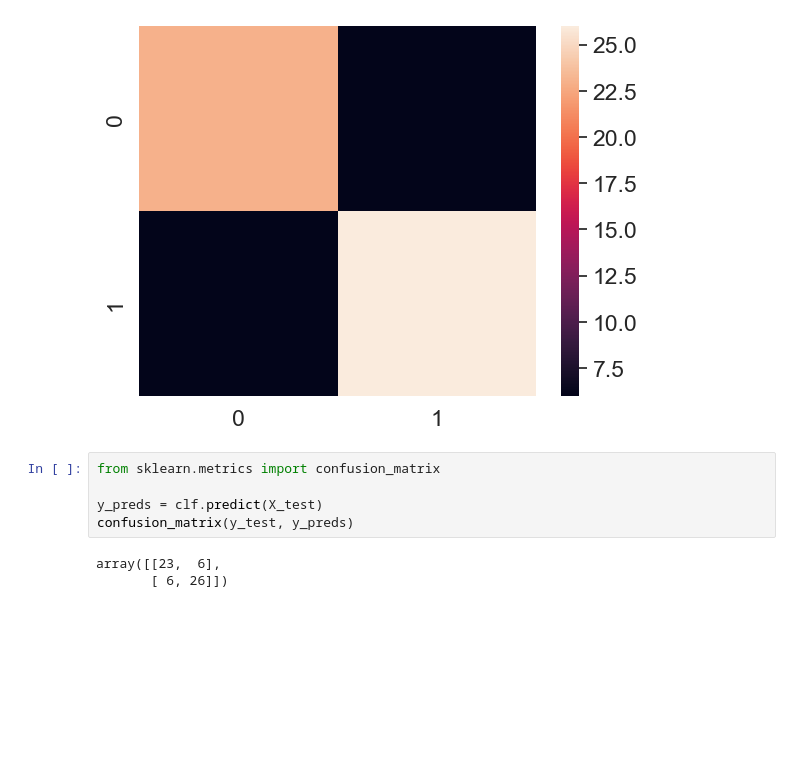
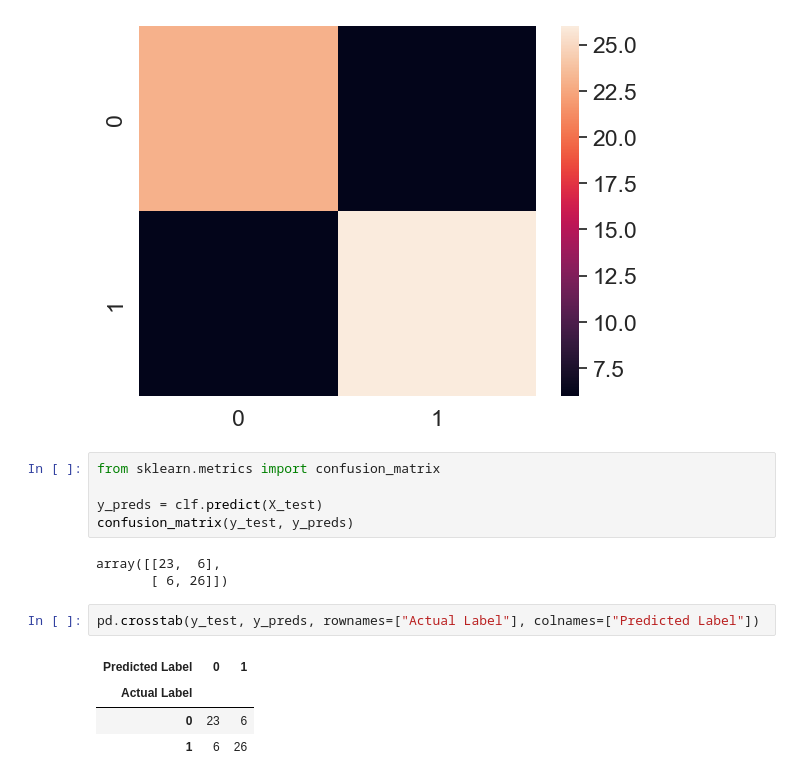
Before and after one commit to FuaadNew/First-Conda-project, a Jupyter notebook: Introduction to scikitlearn.ipynb, the cells around one changed output. Cells and saved outputs as stored; diff of their text form; blank space fills up the shorter version.

Commit message:
visualize confusion matrix with pd.crosstab

```diff
--- a/Introduction to scikitlearn.ipynb
+++ b/Introduction to scikitlearn.ipynb
@@ -780,3 +780,10 @@ confusion_matrix(y_test, y_preds)
 # %% [output]
 array([[23,  6],
        [ 6, 26]])
+# %%
+pd.crosstab(y_test, y_preds, rownames=["Actual Label"], colnames=["Predicted Label"])
+# %% [output]
+| Predicted Label | 0 | 1 |
+| Actual Label |  |  |
+| 0 | 23 | 6 |
+| 1 | 6 | 26 |
```
